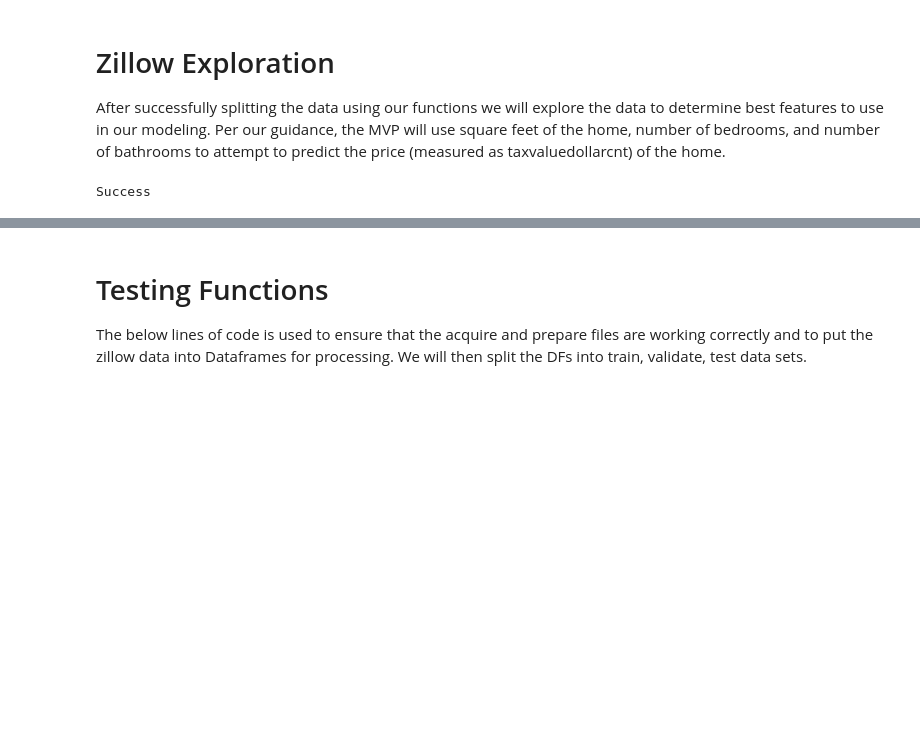
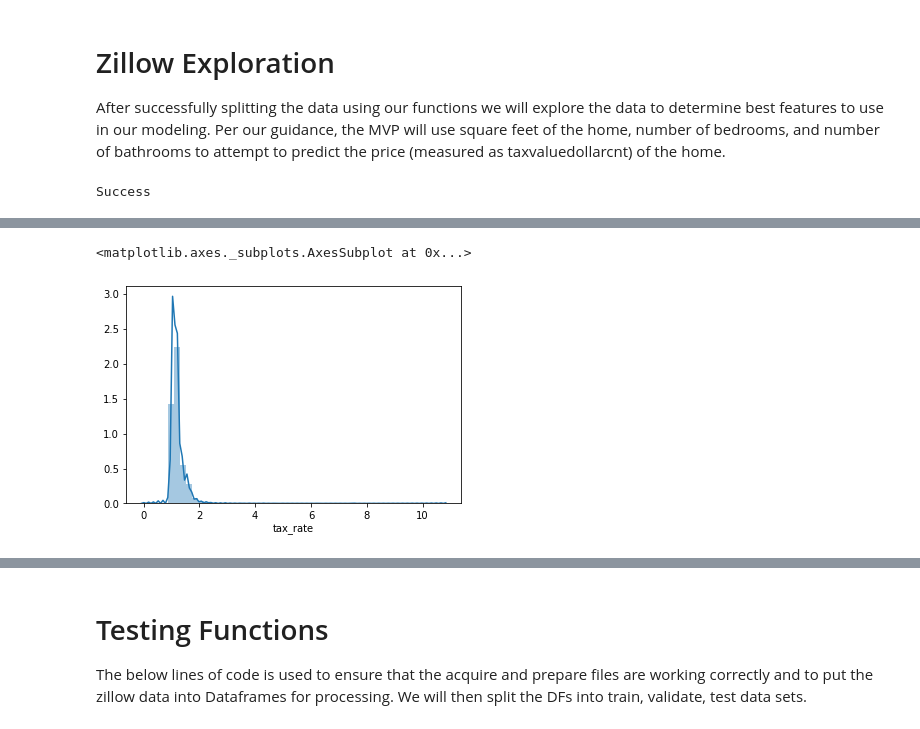
Before and after one commit to Robust-Analytics/zillow-project, a Jupyter notebook: tony_explore.ipynb, the cells around one changed output, grey strips where cells are left out. Cells and saved outputs as stored; diff of their text form; code cells hidden in the pictures; blank space fills up the shorter version.

Commit message:
updates with exploration graphas and the distribution of the tax rates

```diff
--- a/tony_explore.ipynb
+++ b/tony_explore.ipynb
@@ -14,0 +58,4 @@ Success
+# %%
+# Get over all tax_rate information
+zillow_tax = load_zillow_tax_data()
+zillow_tax[['tax_rate']].describe()
@@ -14,0 +72,11 @@ Success
+# %%
+oc_properties = zillow_tax[zillow_tax.fips==6059]
+# Los Angeles properties
+la_properties = zillow_tax[zillow_tax.fips==6037]
+# Ventura County properties
+vc_properties = zillow_tax[zillow_tax.fips==6111]
+# %%
+sns.distplot(oc_properties['tax_rate'])
+# %% [output]
+<matplotlib.axes._subplots.AxesSubplot at 0x...>
+[figure, added]
```
Also changed, not shown: parts of 34 cells of this notebook.
